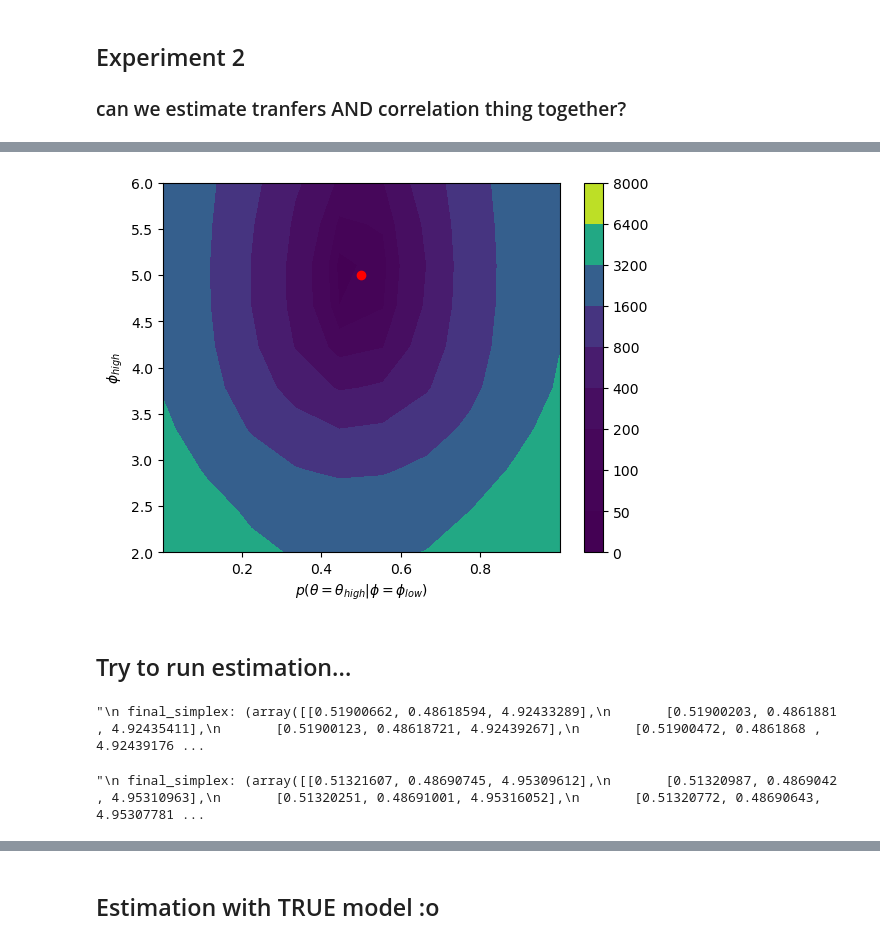
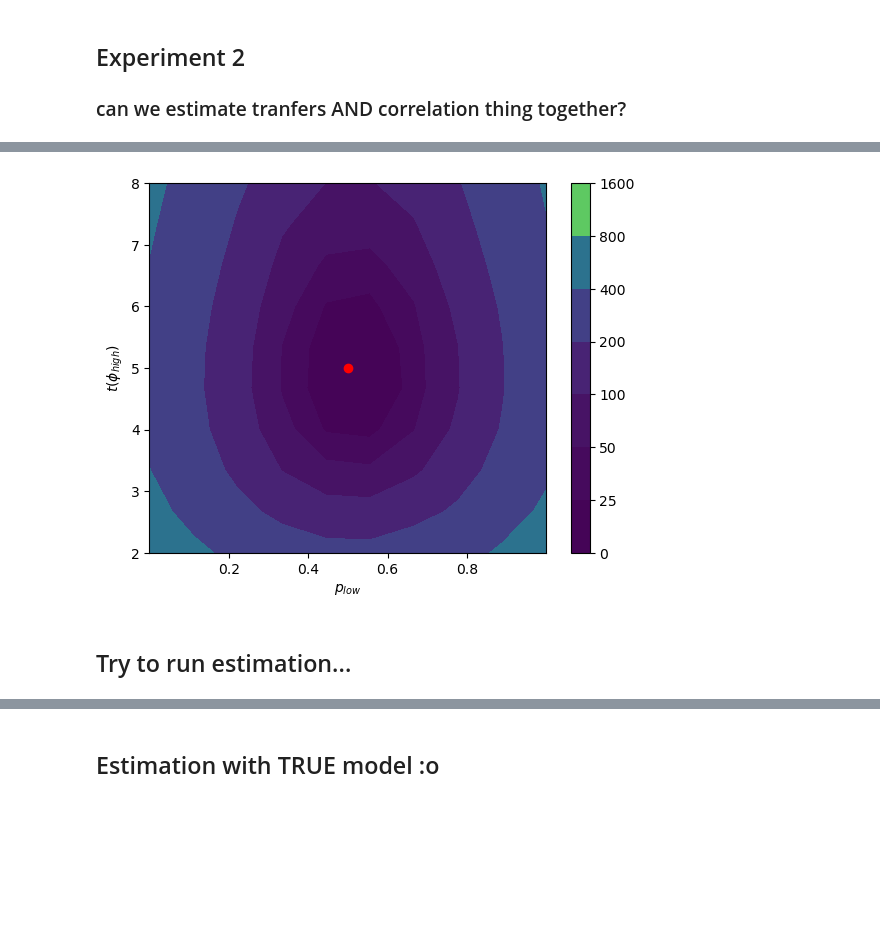
Before and after one commit to ansofol/DP_term_paper, a Jupyter notebook: main_model/test_run.ipynb, the cells around one changed output, grey strips where cells are left out. Drawn from its saved outputs; the diff is of its cells as text; code cells hidden in the pictures; blank space fills up the shorter version.

```diff
--- a/main_model/test_run.ipynb
+++ b/main_model/test_run.ipynb
@@ -659,7 +684,7 @@ data_true = copy.deepcopy(data)
 share_Rich = np.sum((data_true.type == 0) + (data_true.type == 2)) / len(data_true.type)
 share_Poor = 1-share_Rich
 # %%
-run = False
+run = True
 
 if run:
     N = 10
@@ -735,20 +747,20 @@ data_easy = copy.deepcopy(model_easy.sim)
 # %%
 # Criterion function, fix p2=0.5
 # tranfsers and p1
-run = False
+run = True
 
 if run:
     p2 = 0.5
-    N = 2
+    N = 10
     p1_grid = np.linspace(1e-8, 1-1e-8, N)
-    phi_grid = np.linspace(2, 6, N)
+    phi_grid = np.linspace(2, 8, N)
     p1_mesh, phi_mesh = np.meshgrid(p1_grid, phi_grid, indexing='ij')
 
     cri1_mesh = np.zeros((N,N)) + np.nan
 
     for i1,p1 in enumerate(p1_grid):
         for ip,phi in enumerate(phi_grid):
-            c = est.obj_transfer([p1,p2, phi], data_easy, model_easy, [share_Rich, share_Poor], "I")
+            c = est.obj_transfer([p1,p2, phi], data, model, [share_Rich, share_Poor], "I")
             cri1_mesh[i1,ip] = c
 
     to_file = (p1_grid, phi_grid, cri1_mesh)
@@ -780,13 +811,13 @@ fig.savefig('figs/criterion_p1phi.png')
 # Criterion function, fix p1=0.5
 # transfers and p2
 
-run = False
+run = True
 
 if run:
     p1 = 0.5
     N = 10
     p2_grid = np.linspace(1e-8, 1-1e-8, N)
-    phi_grid = np.linspace(2, 6, N)
+    phi_grid = np.linspace(2, 8, N)
     p2_mesh, phi_mesh = np.meshgrid(p1_grid, phi_grid, indexing='ij')
 
     cri2_mesh = np.zeros((N,N)) + np.nan
@@ -803,23 +852,23 @@ if run:
 # %%
 %matplotlib inline
 
 with open('criterion_plot_p2phi', 'rb') as file:
     p2s, phi_grid, cri2_mesh = pickle.load(file)
 
 p2_mesh, phi_mesh = np.meshgrid(p2s, phi_grid, indexing='ij')
 
 fig = plt.figure()
 ax = fig.add_subplot()
-contour = ax.contourf(p2_mesh, phi_mesh, cri2_mesh, cmap='viridis', levels=[0, 50, 100, 200, 400, 800, 1600, 3200, 6400, 8000])
-ax.set_xlabel(r'$p(\theta = \theta_{high} | \phi = \phi_{low})$')
-ax.set_ylabel('$\phi_{high}$')
+contour = ax.contourf(p2_mesh, phi_mesh, cri2_mesh, cmap='viridis', levels=[0,25,50, 100, 200, 400, 800, 1600])
+ax.set_xlabel(r'$p_{low}$')
+ax.set_ylabel('$t(\phi_{high})$')
 
 cmap = fig.colorbar(contour)
 
 ax.scatter(0.5, 5, color='red')
 
 fig.savefig('figs/criterion_p2phi.png')
 # %% [output]
-[figure, old version]
+[figure, new version]
 # %% [markdown]
 ## Try to run estimation...
@@ -828,35 +874,0 @@ model_easy.par.N = 10000
-# %%
-#:) starting values at the correct values, approx 20
-
-"""
- final_simplex: (array([[0.51900662, 0.48618594, 4.92433289],
-       [0.51900203, 0.4861881 , 4.92435411],
-       [0.51900123, 0.48618721, 4.92439267],
-       [0.51900472, 0.4861868 , 4.92439176]]), array([4.50848286, 4.50848286, 4.50848286, 4.50848286]))
-           fun: 4.508482859084128
-       message: 'Optimization terminated successfully.'
-          nfev: 85
-           nit: 32
-        status: 0
-       success: True
-             x: array([0.51900662, 0.48618594, 4.92433289])
-"""
-# %% [output]
-"\n final_simplex: (array([[0.51900662, 0.48618594, 4.92433289],\n       [0.51900203, 0.4861881 , 4.92435411],\n       [0.51900123, 0.48618721, 4.92439267],\n       [0.51900472, 0.4861868 , 4.92439176 ...
-# %%
-# starting values at [0.8, 0.5, 2.0], approx 42 min
-"""
- final_simplex: (array([[0.51321607, 0.48690745, 4.95309612],
-       [0.51320987, 0.4869042 , 4.95310963],
-       [0.51320251, 0.48691001, 4.95316052],
-       [0.51320772, 0.48690643, 4.95307781]]), array([4.50017621, 4.50017621, 4.50017621, 4.50017621]))
-           fun: 4.500176209072183
-       message: 'Optimization terminated successfully.'
-          nfev: 140
-           nit: 68
-        status: 0
-       success: True
-             x: array([0.51321607, 0.48690745, 4.95309612])
-"""
-# %% [output]
-"\n final_simplex: (array([[0.51321607, 0.48690745, 4.95309612],\n       [0.51320987, 0.4869042 , 4.95310963],\n       [0.51320251, 0.48691001, 4.95316052],\n       [0.51320772, 0.48690643, 4.95307781 ...
```
Also changed, not shown: parts of 24 cells of this notebook, 12 other files.
